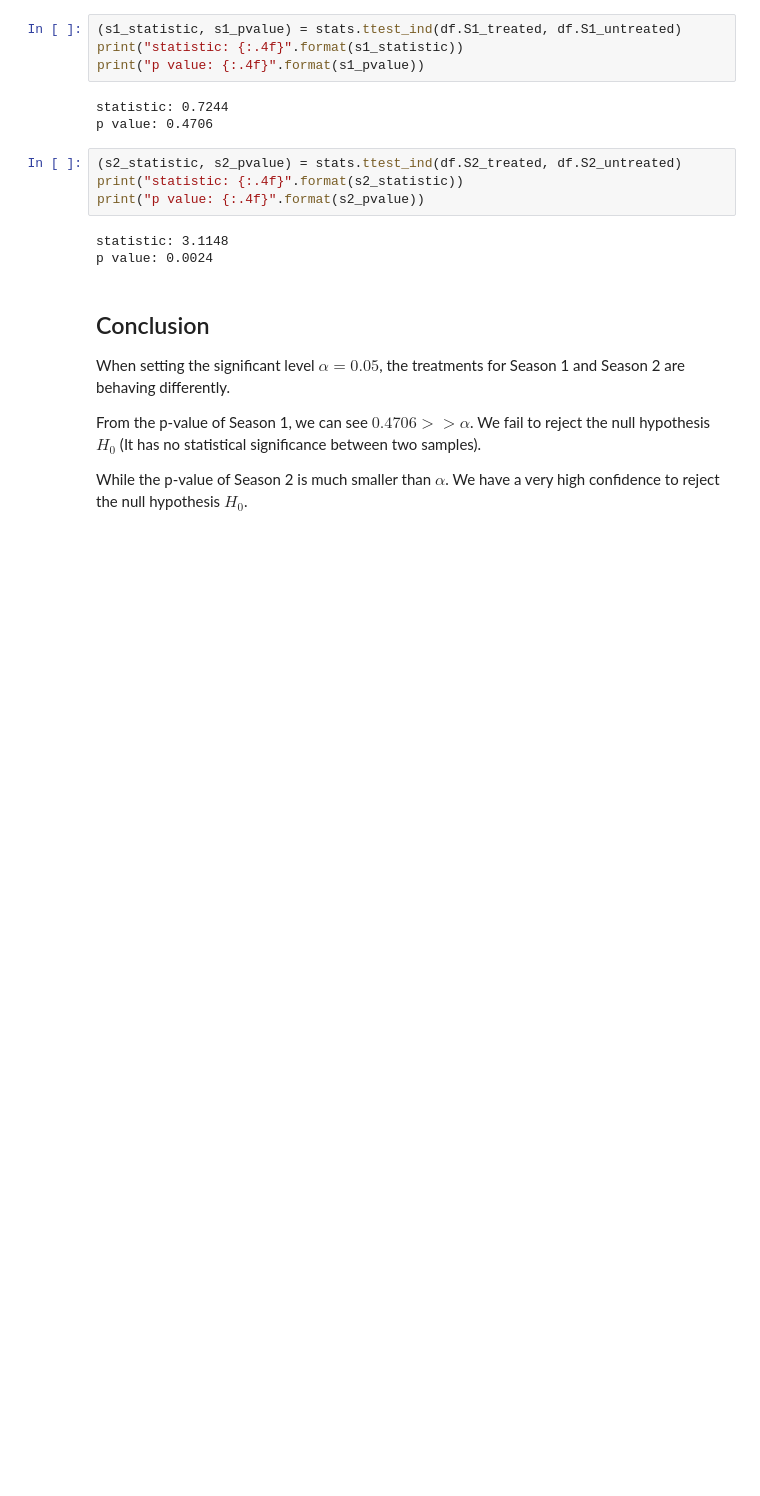
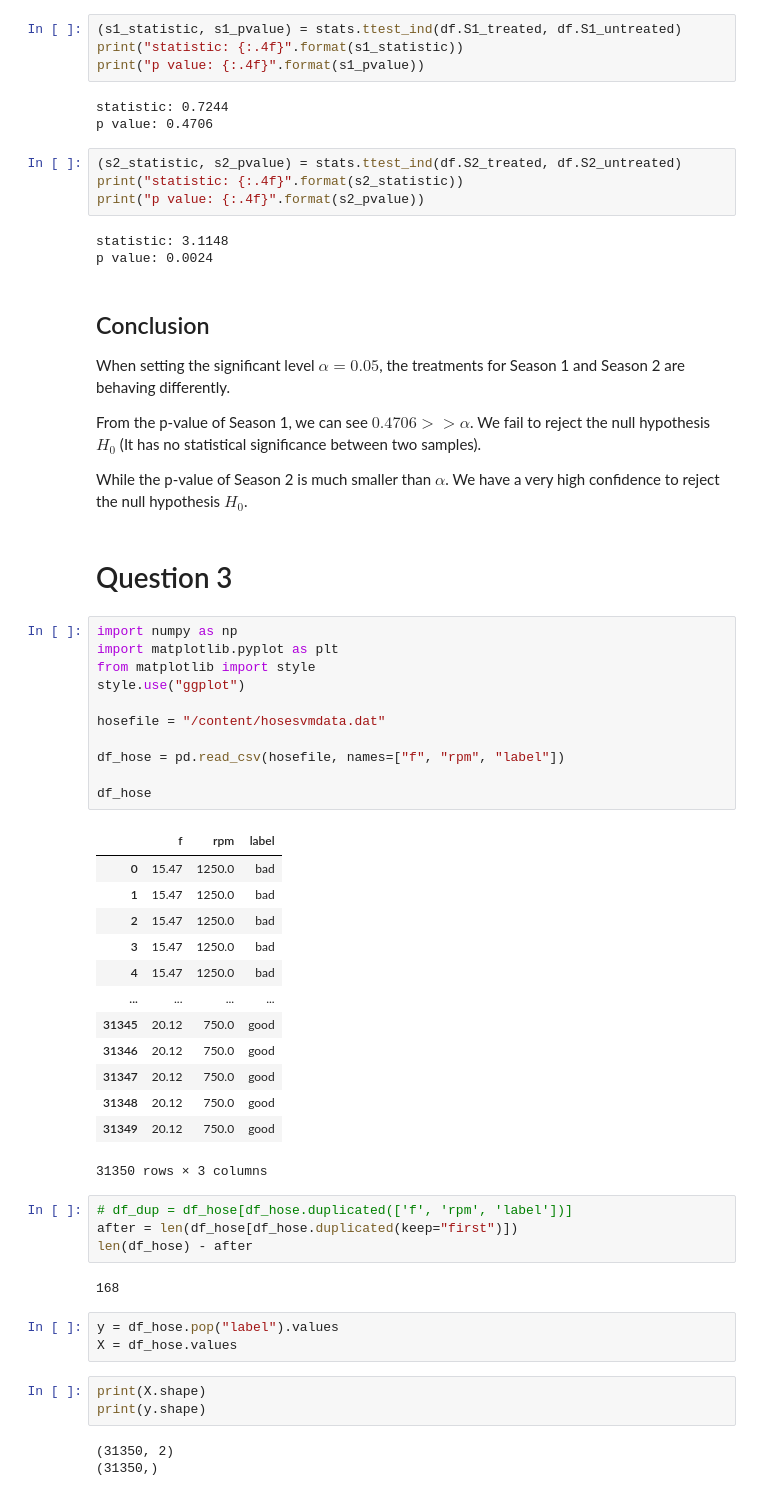
Before and after one commit to kk-deng/Car-Sensor-Simulation, a Jupyter notebook: Pitstop.ipynb, the cells around one changed output. Saved outputs shown, nothing was run; the diff lists cells and outputs as text; blank space fills up the shorter version.

Commit message:
Updated Question 3

```diff
--- a/Pitstop.ipynb
+++ b/Pitstop.ipynb
@@ -141,3 +141,45 @@ When setting the significant level $\alpha = 0.05$, the treatments for Season 1
 From the p-value of Season 1, we can see $0.4706 >> \alpha$. We fail to reject the null hypothesis $H_0$ (It has no statistical significance between two samples).
 
 While the p-value of Season 2 is much smaller than $\alpha$. We have a very high confidence to reject the null hypothesis $H_0$.
+# %% [markdown]
+# Question 3
+# %%
+import numpy as np
+import matplotlib.pyplot as plt
+from matplotlib import style
+style.use("ggplot")
+
+hosefile = "/content/hosesvmdata.dat"
+
+df_hose = pd.read_csv(hosefile, names=["f", "rpm", "label"])
+
+df_hose
+# %% [output]
+|  | f | rpm | label |
+| 0 | 15.47 | 1250.0 | bad |
+| 1 | 15.47 | 1250.0 | bad |
+| 2 | 15.47 | 1250.0 | bad |
+| 3 | 15.47 | 1250.0 | bad |
+| 4 | 15.47 | 1250.0 | bad |
+| ... | ... | ... | ... |
+| 31345 | 20.12 | 750.0 | good |
+| 31346 | 20.12 | 750.0 | good |
+| 31347 | 20.12 | 750.0 | good |
+| 31348 | 20.12 | 750.0 | good |
+| 31349 | 20.12 | 750.0 | good |
+31350 rows × 3 columns
+# %%
+# df_dup = df_hose[df_hose.duplicated(['f', 'rpm', 'label'])]
+after = len(df_hose[df_hose.duplicated(keep="first")])
+len(df_hose) - after
+# %% [output]
+168
+# %%
+y = df_hose.pop("label").values
+X = df_hose.values
+# %%
+print(X.shape)
+print(y.shape)
+# %% [output]
+(31350, 2)
+(31350,)
```
Also changed, not shown: parts of 11 cells of this notebook.
